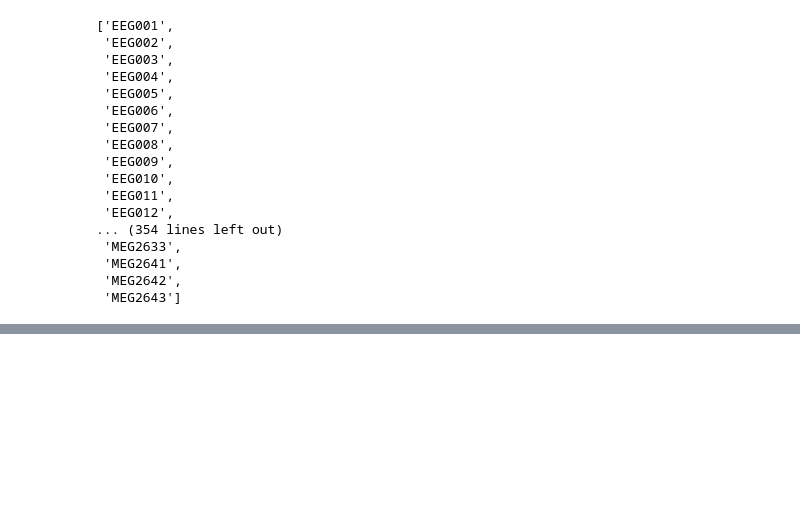
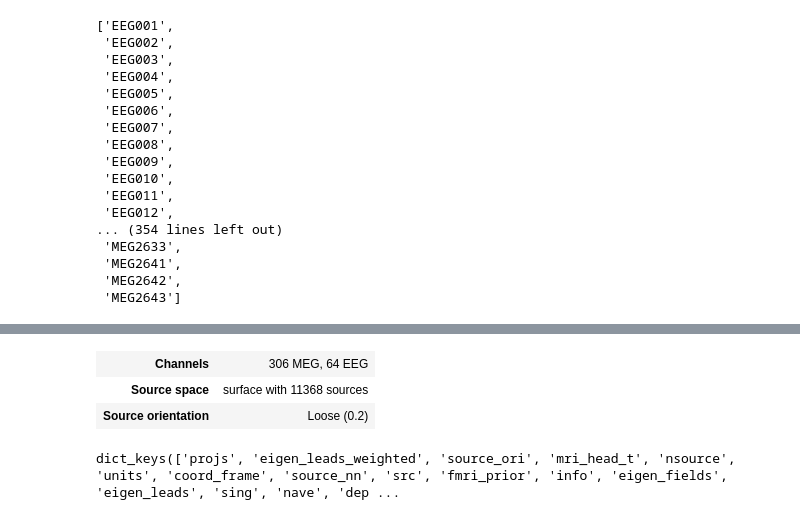
Before and after one commit to magna-fede/NEOS, a Jupyter notebook: Untitled5.ipynb, the cells around one changed output, grey strips where cells are left out. Drawn from its saved outputs; the diff is of its cells as text; code cells hidden in the pictures; blank space fills up the shorter version.

```diff
--- a/Untitled5.ipynb
+++ b/Untitled5.ipynb
@@ -247,0 +268,10 @@ fwd['info']['ch_names']
+# %%
+inv
+# %% [output]
+| Channels | 306 MEG, 64 EEG |
+| Source space | surface with 11368 sources |
+| Source orientation | Loose (0.2) |
+# %%
+inv.keys()
+# %% [output]
+dict_keys(['projs', 'eigen_leads_weighted', 'source_ori', 'mri_head_t', 'nsource', 'units', 'coord_frame', 'source_nn', 'src', 'fmri_prior', 'info', 'eigen_fields', 'eigen_leads', 'sing', 'nave', 'dep ...
```
Also changed, not shown: parts of 18 cells of this notebook, 18 other files.
